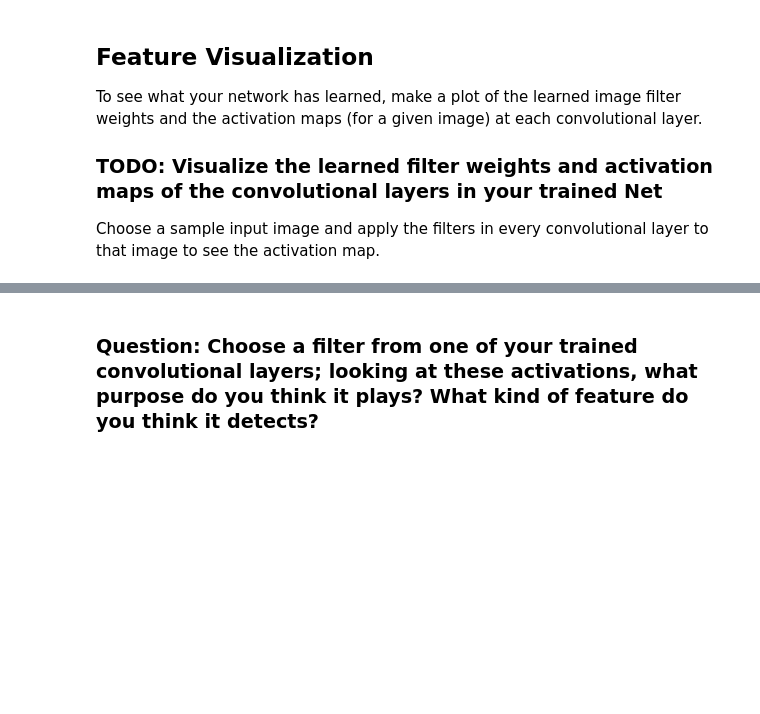
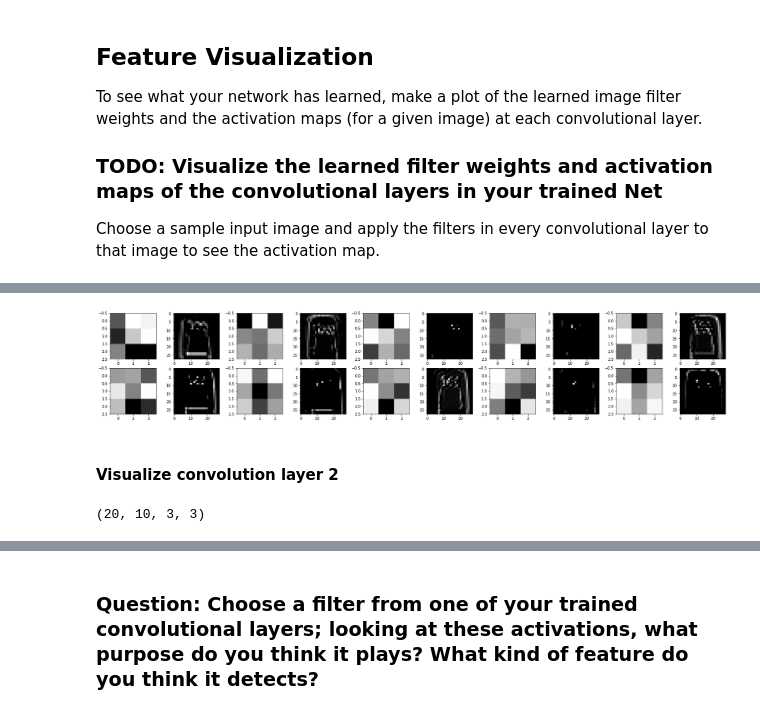
Before and after one commit to sarkarchandan/cvnanodegree, a Jupyter notebook: 1_5_CNN_Layers/5_2. Visualize Your Net.ipynb, the cells around one changed output, grey strips where cells are left out. Cells and saved outputs as stored; diff of their text form; code cells hidden in the pictures; blank space fills up the shorter version.

```diff
--- a/1_5_CNN_Layers/5_2. Visualize Your Net.ipynb
+++ b/1_5_CNN_Layers/5_2. Visualize Your Net.ipynb
@@ -338,6 +335,7 @@ You should have a trained net in `saved_models/`.
 # instantiate your Net
 loaded_model: Net = Net(num_classes=len(classes))
 
+model_path: str = Path().absolute().joinpath('saved_models/my_model.pt').__str__()
 # load the net parameters by name, uncomment the line below to load your model
 loaded_model.load_state_dict(torch.load(model_path))
 
@@ -374,0 +390,23 @@ w = weights.numpy()
+# %%
+fig: plt.Figure = plt.figure(figsize=(30, 5))
+col: int = 5 * 2
+row: int = 2
+for ix in range(col * row):
+    fig.add_subplot(row, col, ix+1)
+    if ix % 2 == 0:
+        plt.imshow(wt1[int(ix/2)], cmap='gray')
+    else:
+        kernel: np.ndarray = wt1[int((ix - 1) / 2)]
+        ftd: np.ndarray = cv2.filter2D(src=img, ddepth=-1, kernel=kernel)
+        plt.imshow(ftd, cmap='gray')
+plt.show()
+# %% [output]
+[figure, added]
+# %% [markdown]
+#### Visualize convolution layer 2
+# %%
+weights2: torch.Tensor = loaded_model.conv2.weight.cpu().data
+wt2: np.ndarray = weights2.numpy()
+wt2.shape
+# %% [output]
+(20, 10, 3, 3)
```
Also changed, not shown: parts of 13 cells of this notebook, 1 other file.
